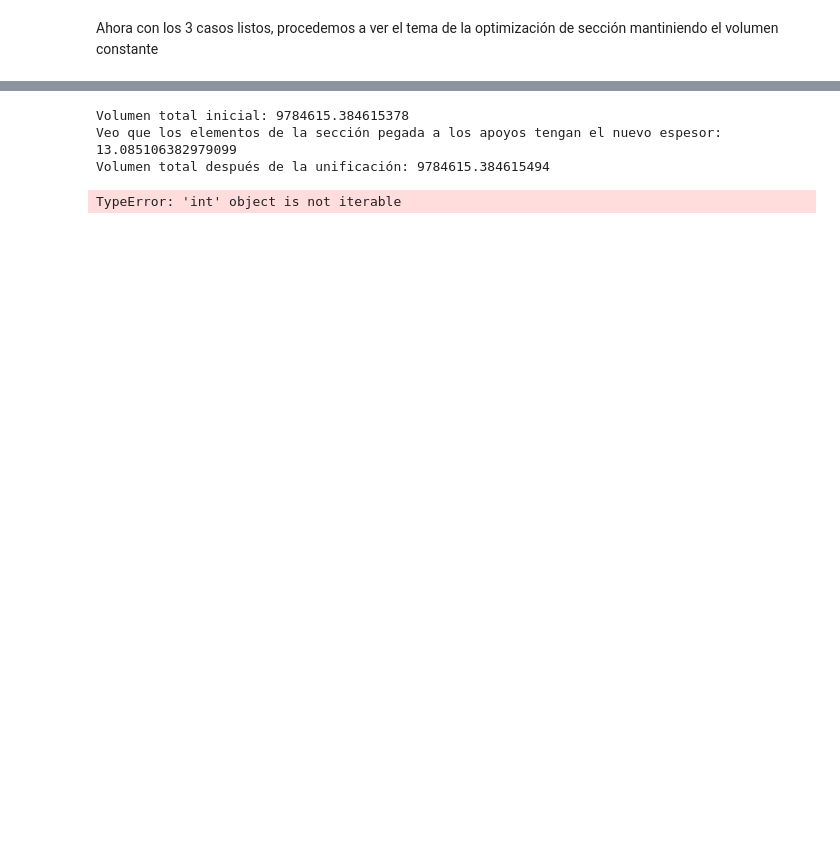
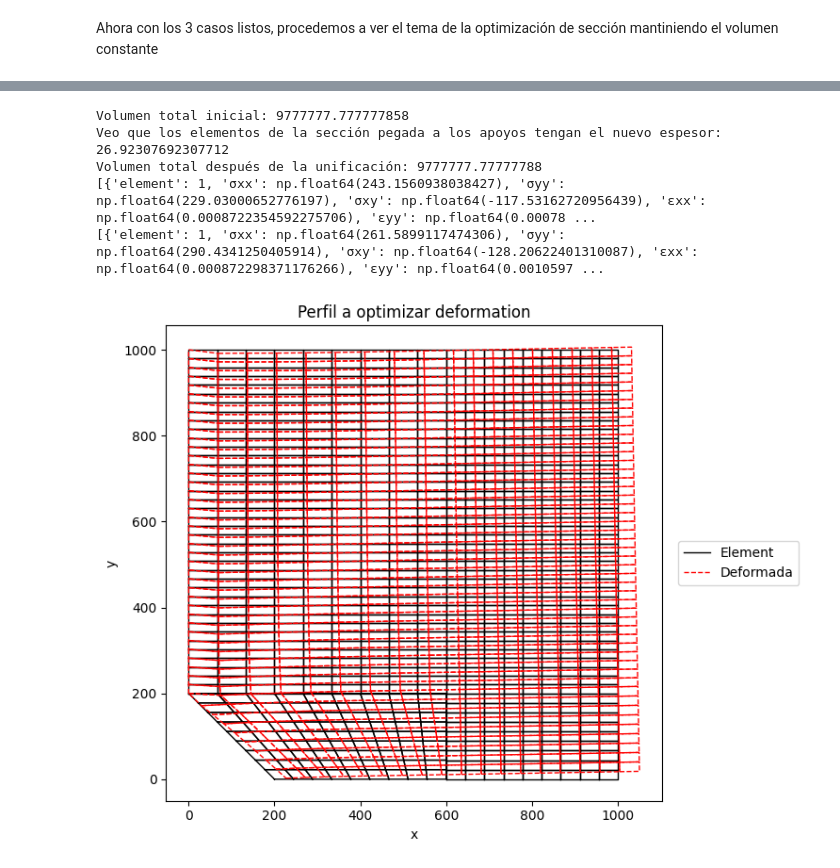
Before and after one commit to berckanala/01-Finite-Element, a Jupyter notebook: T3/Final_HWquad.ipynb, the cells around one changed output, grey strips where cells are left out. Saved outputs shown, nothing was run; the diff lists cells and outputs as text; code cells hidden in the pictures; blank space fills up the shorter version.

```diff
--- a/T3/Final_HWquad.ipynb
+++ b/T3/Final_HWquad.ipynb
@@ -705,21 +705,24 @@ Diferencia relativa: 1.1802609986479186e-14
 # %%
 
 print("Volumen total inicial:", V0)
 print("Veo que los elementos de la sección pegada a los apoyos tengan el nuevo espesor:", elements[44].section.thickness)
 print("Volumen total después de la unificación:", total_volume(elements))
 i=2
-apply_distributed_force_especial(grupos, elements, 1500*kN)
-u=solve(nodes, elements)
-plot_deformed_shape(nodes, elements, u, i, scale=5, folder="Resultados")
-results = compute_stress_strain_components(elements, u)
-plot_all_fields(results, nodes, elements, i)
+titulo = "Perfil a optimizar"
+#apply_distributed_force_especial(grupos, elements, 1500*kN)
+#u=solve(nodes, elements)
+#plot_deformed_shape(nodes, elements, u, i, scale=100, folder="Resultados", title=f"{titulo} deformation")
+#results = compute_stress_strain_components(elements, u)
+#plot_all_fields(results, nodes, elements, i)
 print(results_inicial)
 print(results)
 # %% [output]
-Volumen total inicial: 9784615.384615378
-Veo que los elementos de la sección pegada a los apoyos tengan el nuevo espesor: 13.085106382979099
-Volumen total después de la unificación: 9784615.384615494
+Volumen total inicial: 9777777.777777858
+Veo que los elementos de la sección pegada a los apoyos tengan el nuevo espesor: 26.92307692307712
+Volumen total después de la unificación: 9777777.77777788
+[{'element': 1, 'σxx': np.float64(243.1560938038427), 'σyy': np.float64(229.03000652776197), 'σxy': np.float64(-117.53162720956439), 'εxx': np.float64(0.0008722354592275706), 'εyy': np.float64(0.00078 ...
+[{'element': 1, 'σxx': np.float64(261.5899117474306), 'σyy': np.float64(290.4341250405914), 'σxy': np.float64(-128.20622401310087), 'εxx': np.float64(0.000872298371176266), 'εyy': np.float64(0.0010597 ...
-TypeError: 'int' object is not iterable
+[figure, added]
 # %%
 sigma1_inicial = np.array([res['σ1'] for res in results_inicial])
 sigma1_actual = np.array([res['σ1'] for res in results])
```
Also changed, not shown: parts of 7 cells of this notebook.
